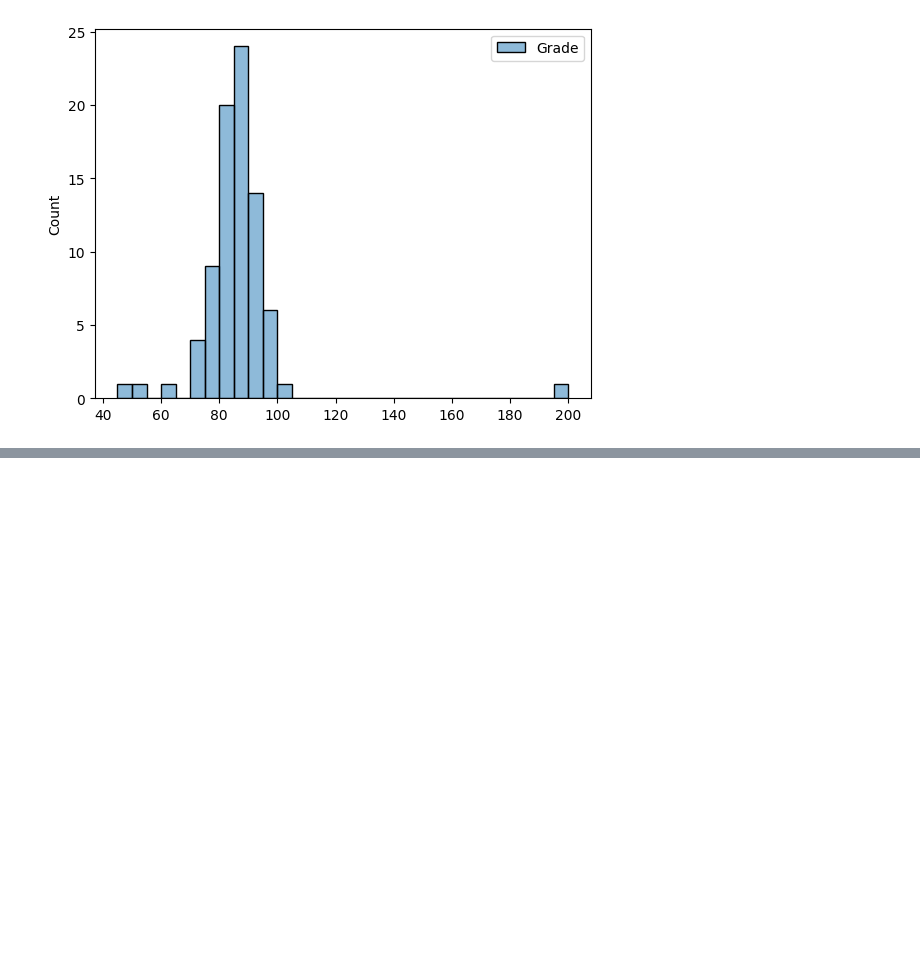
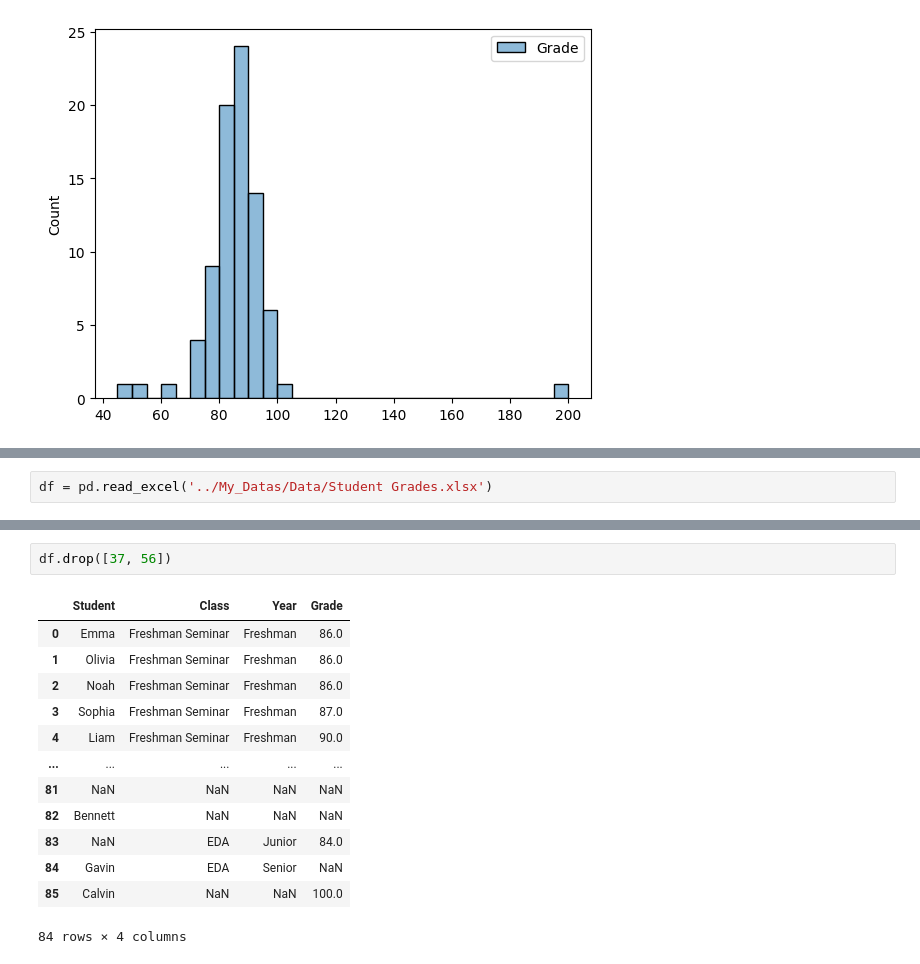
Before and after one commit to Jdalarmi/DataScience, a Jupyter notebook: app/Exploratory_Data_Analysis/practice_pyetl.ipynb, the cells around one changed output, grey strips where cells are left out. Saved outputs shown, nothing was run; the diff lists cells and outputs as text; blank space fills up the shorter version.

Commit message:
Find outliers and remove this line in save new DataFrame

```diff
--- a/app/Exploratory_Data_Analysis/practice_pyetl.ipynb
+++ b/app/Exploratory_Data_Analysis/practice_pyetl.ipynb
@@ -155,0 +175,2 @@ sns.histplot(df_grades, binwidth=5);
+# %%
+df = pd.read_excel('../My_Datas/Data/Student Grades.xlsx')
@@ -155,0 +189,16 @@ sns.histplot(df_grades, binwidth=5);
+# %%
+df.drop([37, 56])
+# %% [output]
+|  | Student | Class | Year | Grade |
+| 0 | Emma | Freshman Seminar | Freshman | 86.0 |
+| 1 | Olivia | Freshman Seminar | Freshman | 86.0 |
+| 2 | Noah | Freshman Seminar | Freshman | 86.0 |
+| 3 | Sophia | Freshman Seminar | Freshman | 87.0 |
+| 4 | Liam | Freshman Seminar | Freshman | 90.0 |
+| ... | ... | ... | ... | ... |
+| 81 | NaN | NaN | NaN | NaN |
+| 82 | Bennett | NaN | NaN | NaN |
+| 83 | NaN | EDA | Junior | 84.0 |
+| 84 | Gavin | EDA | Senior | NaN |
+| 85 | Calvin | NaN | NaN | 100.0 |
+84 rows × 4 columns
```
Also changed, not shown: parts of 23 cells of this notebook, 4 other files.
